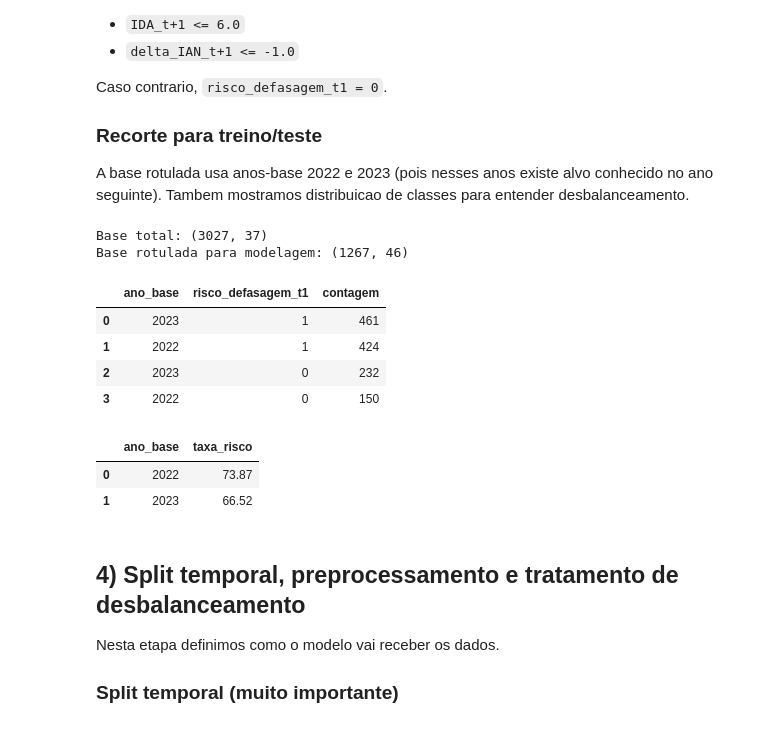
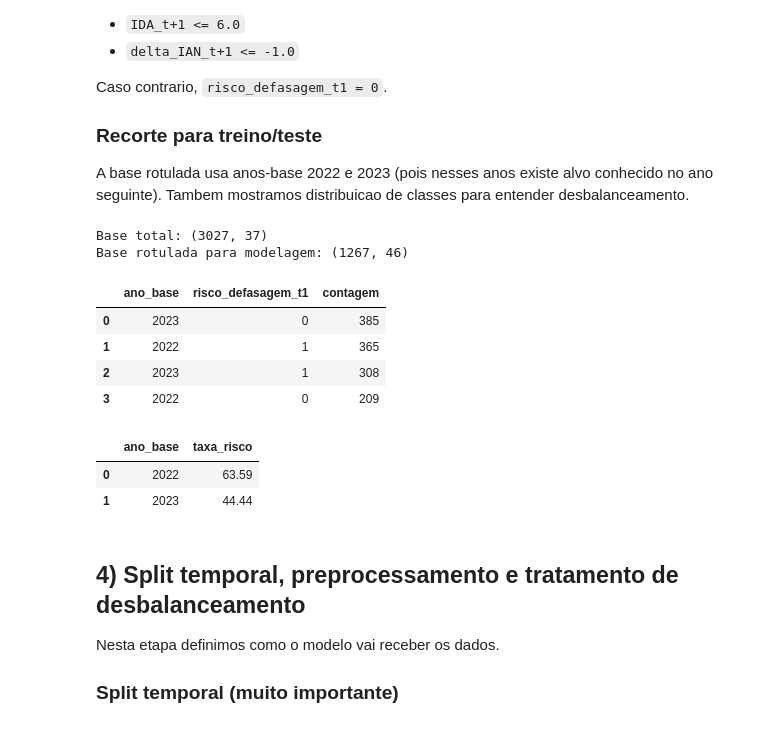
Before and after one commit to marcosfreitas-tech/tech_desafio_fase5, a Jupyter notebook: scripts/2_Modelo_Preditivo.ipynb, the cells around one changed output. Saved outputs shown, nothing was run; the diff lists cells and outputs as text; code cells hidden in the pictures.

Commit message:
ajuste modelo

```diff
--- a/scripts/2_Modelo_Preditivo.ipynb
+++ b/scripts/2_Modelo_Preditivo.ipynb
@@ -462,44 +461,43 @@ model_df["desalinhamento_autoavaliacao"] = model_df["iaa"] - model_df[["ida", "i
 model_df["target_disponivel"] = model_df["ian_prox"].notna() & model_df["ida_prox"].notna()
 model_df["risco_defasagem_t1"] = (
     (model_df["ian_prox"] <= TARGET_IAN_THRESHOLD)
-    | (model_df["ida_prox"] <= TARGET_IDA_THRESHOLD)
     | (model_df["delta_ian_prox"] <= -1.0)
 ).astype("Int64")
 
 labeled_df = model_df[(model_df["target_disponivel"]) & (model_df["ano_base"].isin([2022, 2023]))].copy()
 
 print("Base total:", df.shape)
 print("Base rotulada para modelagem:", labeled_df.shape)
 display(labeled_df[["ano_base", "risco_defasagem_t1"]].value_counts().rename("contagem").reset_index())
 
 class_balance = (
     labeled_df.groupby("ano_base", as_index=False)["risco_defasagem_t1"]
     .mean()
     .rename(columns={"risco_defasagem_t1": "taxa_risco"})
 )
 class_balance["taxa_risco"] = class_balance["taxa_risco"] * 100
 display(class_balance.round(2))
 
 fig_balance = px.bar(
     class_balance,
     x="ano_base",
     y="taxa_risco",
     text_auto=".1f",
     title="Taxa de risco no target por ano-base",
     labels={"ano_base": "Ano-base", "taxa_risco": "Taxa de risco (%)"},
 )
 fig_balance.show()
 # %% [output]
 Base total: (3027, 37)
 Base rotulada para modelagem: (1267, 46)
 |  | ano_base | risco_defasagem_t1 | contagem |
-| 0 | 2023 | 1 | 461 |
-| 1 | 2022 | 1 | 424 |
-| 2 | 2023 | 0 | 232 |
-| 3 | 2022 | 0 | 150 |
+| 0 | 2023 | 0 | 385 |
+| 1 | 2022 | 1 | 365 |
+| 2 | 2023 | 1 | 308 |
+| 3 | 2022 | 0 | 209 |
 |  | ano_base | taxa_risco |
-| 0 | 2022 | 73.87 |
-| 1 | 2023 | 66.52 |
+| 0 | 2022 | 63.59 |
+| 1 | 2023 | 44.44 |
 # %% [markdown]
 ## 4) Split temporal, preprocessamento e tratamento de desbalanceamento
 
```
Also changed, not shown: parts of 6 cells of this notebook, 10 other files.
